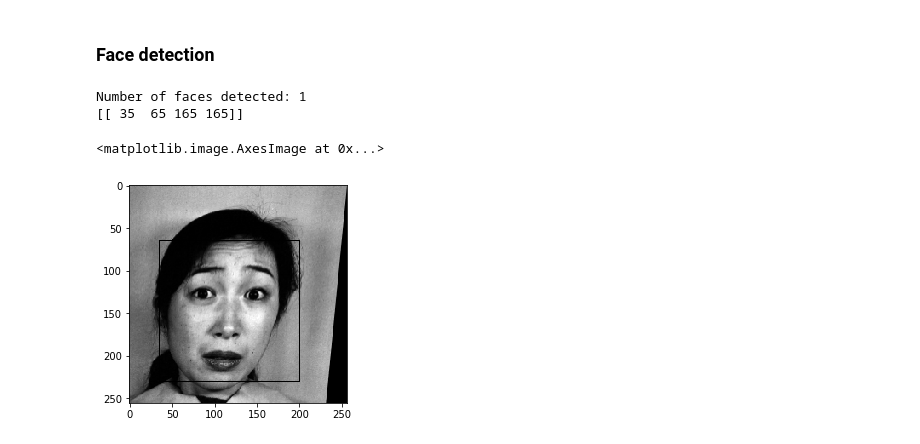
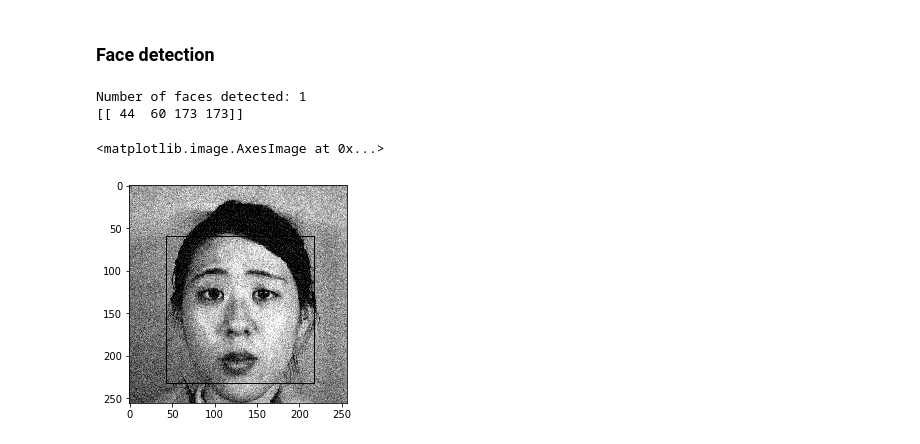
Before and after one commit to peterRaafat/machine-learning, a Jupyter notebook: Udacity- Machine learning nanodegree/Facial expressions/Project/facial expressions.ipynb, the cells around one changed output. Saved outputs shown, nothing was run; the diff lists cells and outputs as text; code cells hidden in the pictures.

Commit message:
changed guassian_noise to random noise

```diff
--- a/Udacity- Machine learning nanodegree/Facial expressions/Project/facial expressions.ipynb
+++ b/Udacity- Machine learning nanodegree/Facial expressions/Project/facial expressions.ipynb
@@ -39,22 +39,19 @@ import random
 import skimage as sk
 from skimage import transform as tf
 from scipy import ndarray
+from skimage import util
 import numpy as np
 
-def random_gaussian_noise(image):
+def random_noise(image):
     image = np.array(image)
-    row,col= image.shape
-    mean = 0
-    var = random.uniform(20,100)
-    sigma = var**0.5
-    gauss = np.random.normal(mean,sigma,(row,col))
-    gauss = gauss.reshape(row,col)
-    noisy = image + gauss
-    return noisy
+    im = sk.util.random_noise(image)
+    im = im * 255
+    im = np.array(im, dtype = 'uint8' )
+    return im
 
 def random_rotation(image):
     image = np.array(image)
-    random_degree = random.uniform(-45, 45)
+    random_degree = random.uniform(-20, 20)
     im = (sk.transform.rotate(image, random_degree))
     im = im * 255
     im = np.array(im, dtype = 'uint8')
@@ -95,7 +92,7 @@ for generated_number in range(desired_size):
     trans = random.randint(1,3)
     if(trans == 1):
         #apply random gaussian noise
-        augmented_images.append(random_gaussian_noise(im))
+        augmented_images.append(random_noise(im))
     elif(trans == 2):
         #apply random rotation
         augmented_images.append(random_rotation(im))
@@ -146,19 +143,19 @@ for i, value in enumerate(augmented_raw_labels):
 # %%
 import cv2
 face_cascade = cv2.CascadeClassifier('D:\machine-learning-master\machine-learning-master\projects\Facial Expressions\Project\haarcascade_frontalface_default.xml')
-img = np.array(augmented_images[260])
+img = np.array(augmented_images[281])
 faces = face_cascade.detectMultiScale(img)
 print('Number of faces detected:', len(faces))
 print(faces)
 for (x,y,w,h) in faces:
     # add bounding box to color image
     cv2.rectangle(img,(x,y),(x+w,y+h),(0,0,0),0)
 plt.imshow(img, cmap = plt.cm.gray)
 # %% [output]
 Number of faces detected: 1
-[[ 35  65 165 165]]
+[[ 44  60 173 173]]
 <matplotlib.image.AxesImage at 0x...>
-[figure, old version]
+[figure, new version]
 # %%
 def face_detector(img):
     img = np.array(img)
```
Also changed, not shown: parts of 2 cells of this notebook.
